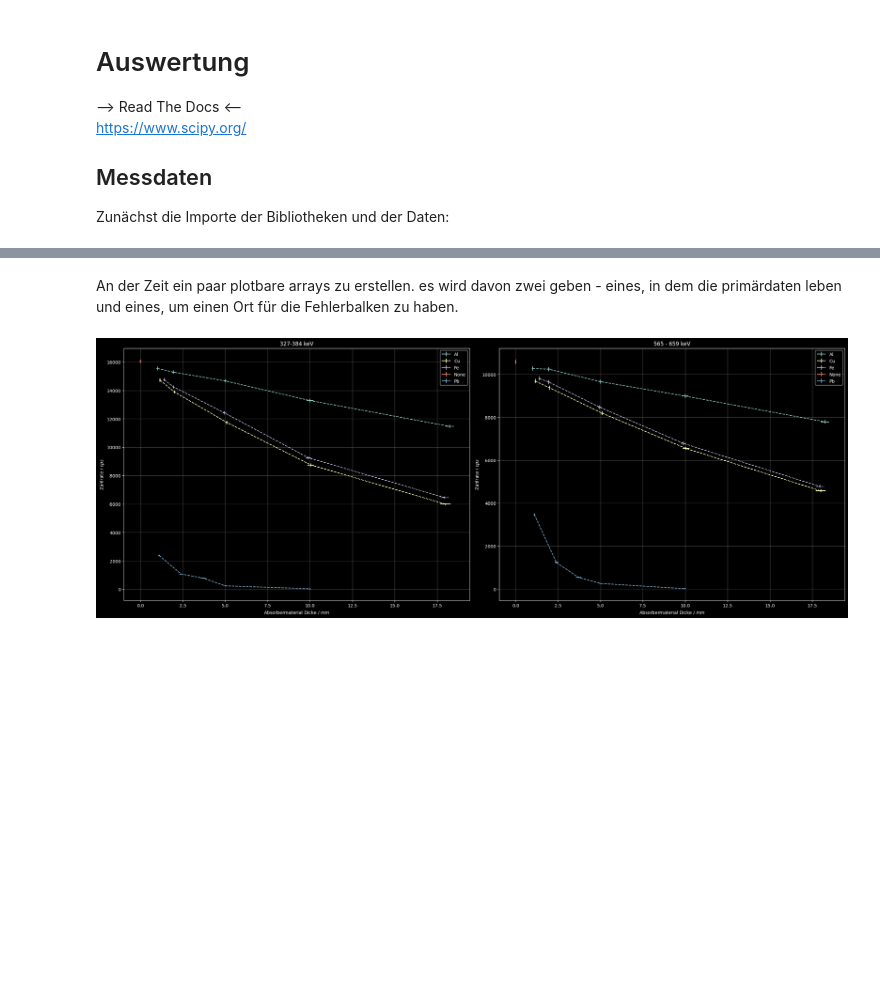
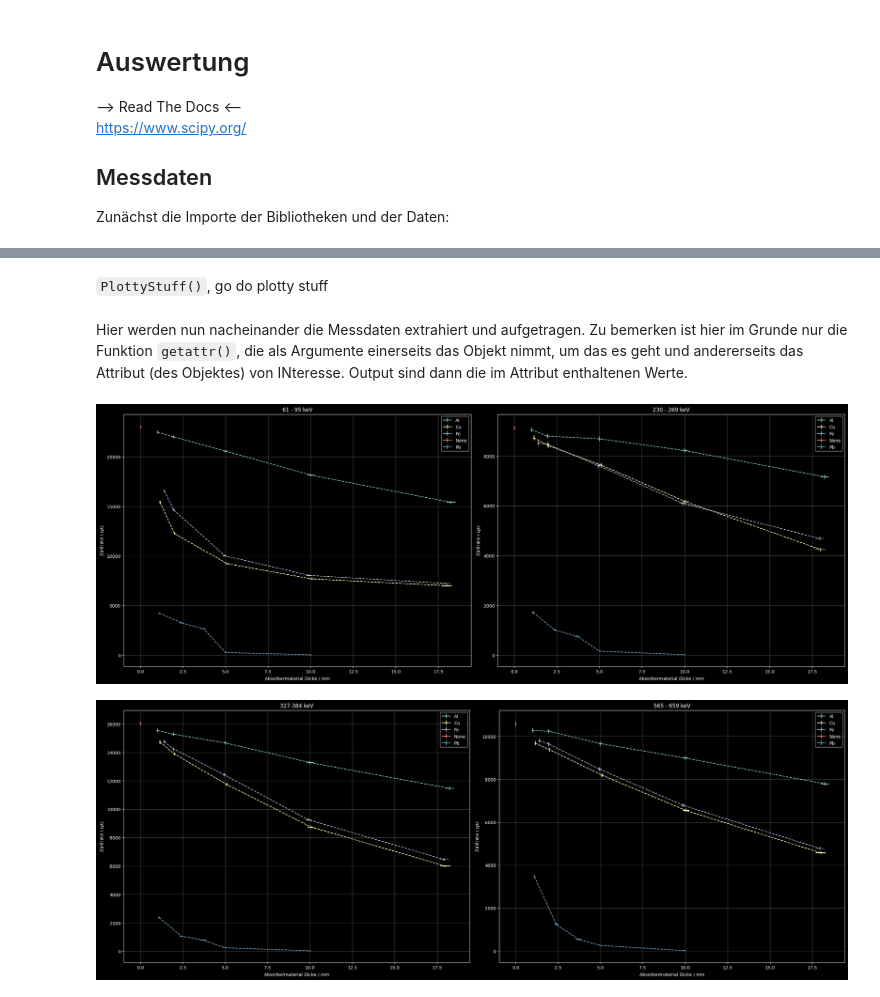
Before and after one commit to HateFindingNames/RadiationProtection_DetectorTechnology, a Jupyter notebook: V10/V10.ipynb, the cells around one changed output, grey strips where cells are left out. Drawn from its saved outputs; the diff is of its cells as text; code cells hidden in the pictures; blank space fills up the shorter version.

```diff
--- a/V10/V10.ipynb
+++ b/V10/V10.ipynb
@@ -63,9 +65,14 @@ from scipy.optimize import curve_fit
 # %%
-sample_path = "./messdaten/csv/Ra226-1.csv"
-sample_path = "./messdaten/csv/Ra226-2.csv"
-# sample_path = "./messdaten/csv/Co60.csv"
+sample1_path = "./messdaten/csv/Ra226-1.csv"
+sample2_path = "./messdaten/csv/Ra226-2.csv"
+sample3_path = "./messdaten/csv/Co60.csv"
 
-with open(sample_path, newline='', encoding='utf-8') as path:
-    sample = pd.read_csv(path, delimiter=';')
+# Opening the data
+with open(sample1_path, newline='', encoding='utf-8') as path:
+    sample1 = pd.read_csv(path, delimiter=';')
+with open(sample2_path, newline='', encoding='utf-8') as path:
+    sample2 = pd.read_csv(path, delimiter=';')
+with open(sample3_path, newline='', encoding='utf-8') as path:
+    sample3 = pd.read_csv(path, delimiter=';')
 # %% [markdown]
 Die Dicke der Absorberplatten wurde mit einer handelsüblichen Schieblehre mit einer Abweichung von $\pm 0,05 \text{mm}$ gemessen. In den Gesamtfehler der Dicke des Absorbermaterials geht additiv der Fehler jeder Einzelmessung ein.
@@ -119,5 +129,58 @@ del sample
-# %% [markdown]
-An der Zeit ein paar plotbare arrays zu erstellen. es wird davon zwei geben - eines, in dem die primärdaten leben und eines, um einen Ort für die Fehlerbalken zu haben.
+# %% [markdown]
+``PlottyStuff()``, go do plotty stuff
+# %%
+data1 = PlottyStuff(sample1)
+data2 = PlottyStuff(sample2)
+data3 = PlottyStuff(sample3)
+del sample1, sample2, sample3
+# %% [markdown]
+Hier werden nun nacheinander die Messdaten extrahiert und aufgetragen. Zu bemerken ist hier im Grunde nur die Funktion ``getattr()``, die als Argumente einerseits das Objekt nimmt, um das es geht und andererseits das Attribut (des Objektes) von INteresse. Output sind dann die im Attribut enthaltenen Werte.
+# %%
+cm = 1/2.54 # inch to cm, imperial like meh
+
+# Nightowl mode
+plt.style.use("default")
+plt.style.use("dark_background")
+
+# Get the attributes of the PlottyStuff() object in order to have something to loop over
+atts = [att for att in dir(data1) if att.startswith("mat")]
+mats = [getattr(data1, atts[i]).iloc[0,0] for i, att in enumerate(atts)]
+
+# Define the actual plot
+fig, (ax1, ax2) = plt.subplots(ncols=2, figsize=(60*cm, 22.5*cm))
+
+# And got for it
+for att in atts:
+    stuff = getattr(data1, att)
+    ax1.errorbar(
+        stuff["d"],
+        stuff[data1.erange[0]],
+        xerr=stuff["dErr"],
+        yerr=stuff["Err"],
+        linestyle='--')
+    ax2.errorbar(
+        stuff["d"],
+        stuff[data1.erange[1]],
+        xerr=stuff["dErr"],
+        yerr=stuff["Err.1"],
+        linestyle='--')
+
+ax1.set_xlabel("Absorbermaterial Dicke / $mm$")
+ax2.set_xlabel("Absorbermaterial Dicke / $mm$")
+ax1.set_ylabel("Zählrate / $cps$")
+ax2.set_ylabel("Zählrate / $cps$")
+ax1.set_title(data1.erange[0])
+ax2.set_title(data1.erange[1])
+ax1.legend(mats)
+ax2.legend(mats)
+ax1.grid(axis='both', alpha=.3)
+ax2.grid(axis='both', alpha=.3)
+
+plt.tight_layout()
+# plt.grid(axis='both', alpha=.3)
+plt.savefig("./testplot.png")
+# %% [output]
+[figure, added]
 # %%
 cm = 1/2.54 # inch zu cm
 plt.style.use("default")
```
Also changed, not shown: parts of 8 cells of this notebook.
